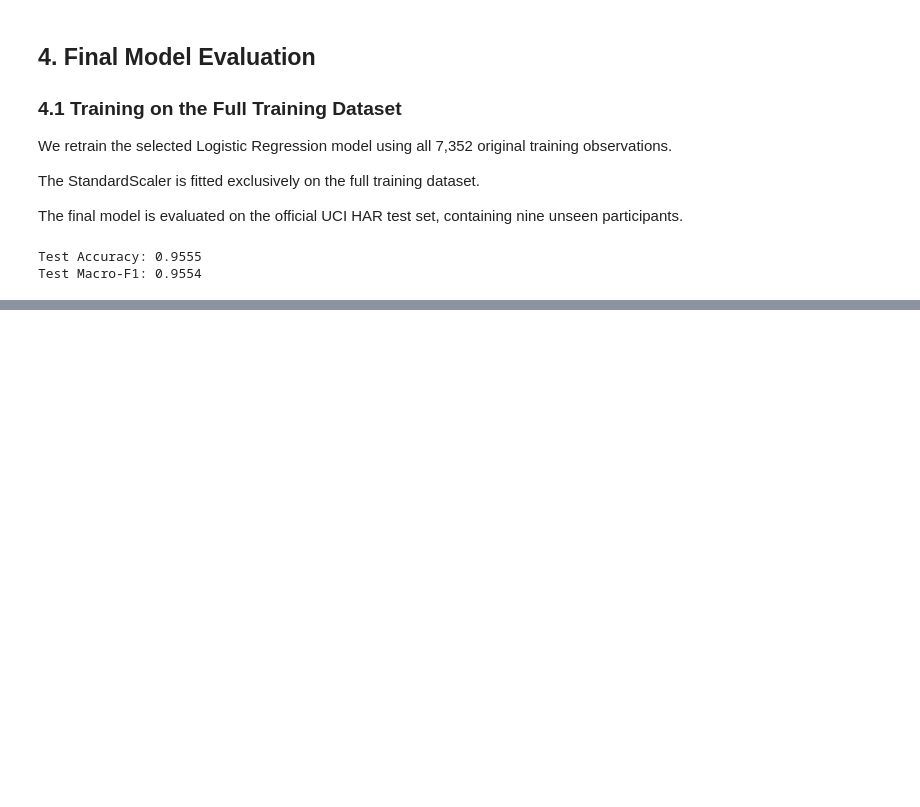
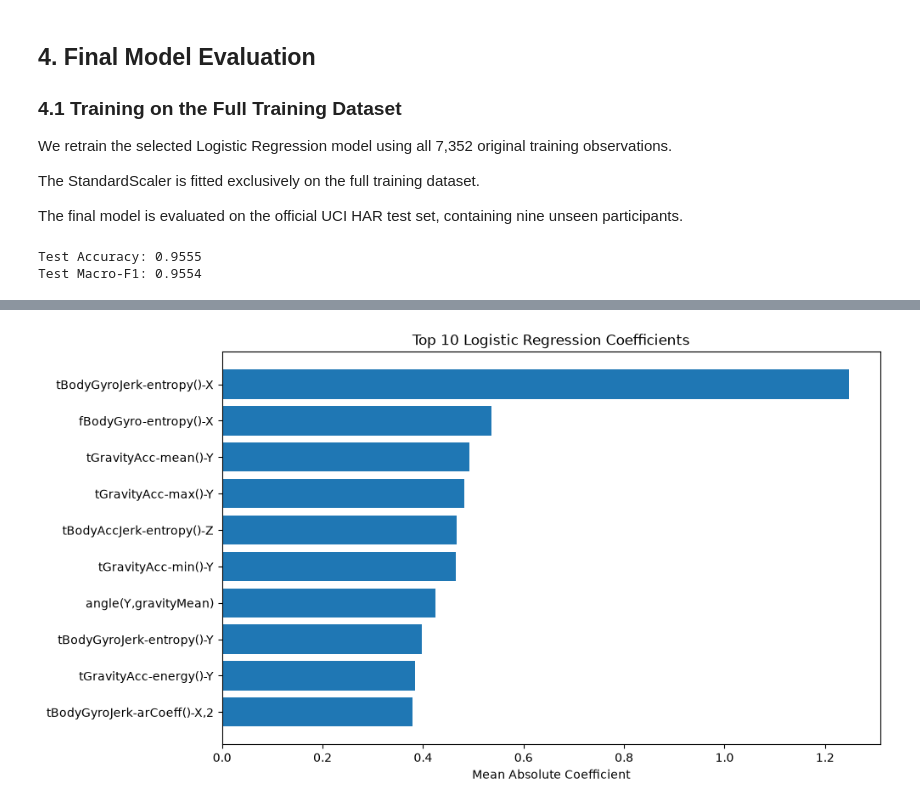
Before and after one commit to ef-debug/human-activity-recognition-mlzoomcamp-, a Jupyter notebook: notebook.ipynb, the cells around one changed output, grey strips where cells are left out. Drawn from its saved outputs; the diff is of its cells as text; code cells hidden in the pictures; blank space fills up the shorter version.

Commit message:
Improve EDA, model interpretability and consistency checks

```diff
--- a/notebook.ipynb
+++ b/notebook.ipynb
@@ -644,0 +740,23 @@ The model will now be exported for deployment.
+# %%
+# Load the original feature names
+feature_names = pd.read_csv(
+    'data/features.txt',
+    sep=r'\s+',
+    header=None
+)[1].values
+
+# Mean absolute coefficient across the six classes
+importance = np.abs(final_model.coef_).mean(axis=0)
+
+# Select the 10 largest coefficients
+indices = np.argsort(importance)[-10:]
+
+plt.figure(figsize=(10, 6))
+
+plt.barh(feature_names[indices], importance[indices])
+
+plt.xlabel('Mean Absolute Coefficient')
+plt.title('Top 10 Logistic Regression Coefficients')
+plt.show()
+# %% [output]
+[figure, added]
```
Also changed, not shown: parts of 10 cells of this notebook.
